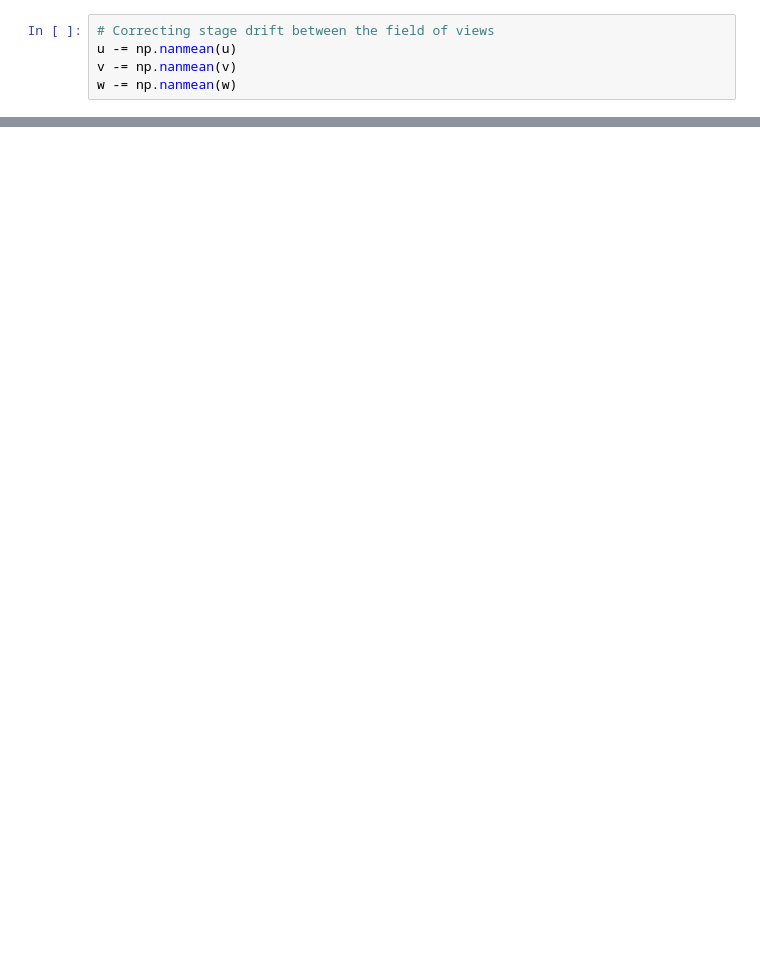
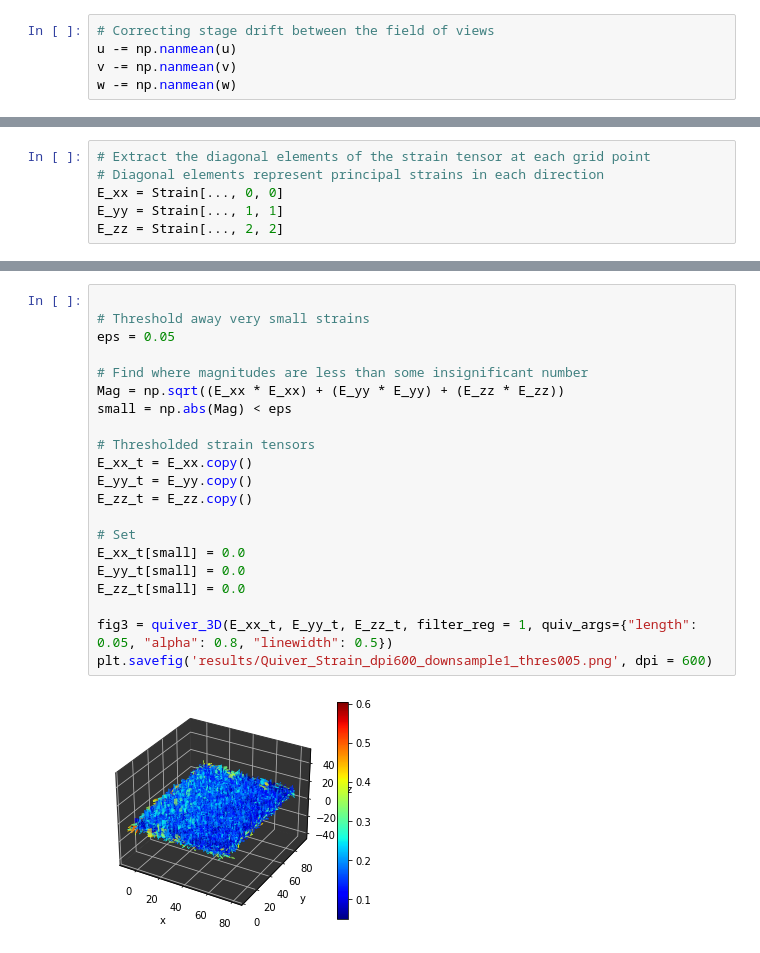
Before and after one commit to siddharthdcosta/OHSU-PIV, a Jupyter notebook: khan-PIV3D-V1.ipynb, the cells around one changed output, grey strips where cells are left out. Cells and saved outputs as stored; diff of their text form; blank space fills up the shorter version.

Commit message:
Mapped strain and traction force

```diff
--- a/khan-PIV3D-V1.ipynb
+++ b/khan-PIV3D-V1.ipynb
@@ -120,0 +145,6 @@ NameError: name 'uf' is not defined
+# %%
+# Extract the diagonal elements of the strain tensor at each grid point
+# Diagonal elements represent principal strains in each direction
+E_xx = Strain[..., 0, 0]
+E_yy = Strain[..., 1, 1]
+E_zz = Strain[..., 2, 2]
@@ -120,0 +158,23 @@ NameError: name 'uf' is not defined
+# %%
+
+# Threshold away very small strains
+eps = 0.05
+
+# Find where magnitudes are less than some insignificant number
+Mag = np.sqrt((E_xx * E_xx) + (E_yy * E_yy) + (E_zz * E_zz))
+small = np.abs(Mag) < eps
+
+# Thresholded strain tensors
+E_xx_t = E_xx.copy()
+E_yy_t = E_yy.copy()
+E_zz_t = E_zz.copy()
+
+# Set
+E_xx_t[small] = 0.0
+E_yy_t[small] = 0.0
+E_zz_t[small] = 0.0
+
+fig3 = quiver_3D(E_xx_t, E_yy_t, E_zz_t, filter_reg = 1, quiv_args={"length": 0.05, "alpha": 0.8, "linewidth": 0.5})
+plt.savefig('results/Quiver_Strain_dpi600_downsample1_thres005.png', dpi = 600)
+# %% [output]
+[figure, added]
```
Also changed, not shown: parts of 20 cells of this notebook.
